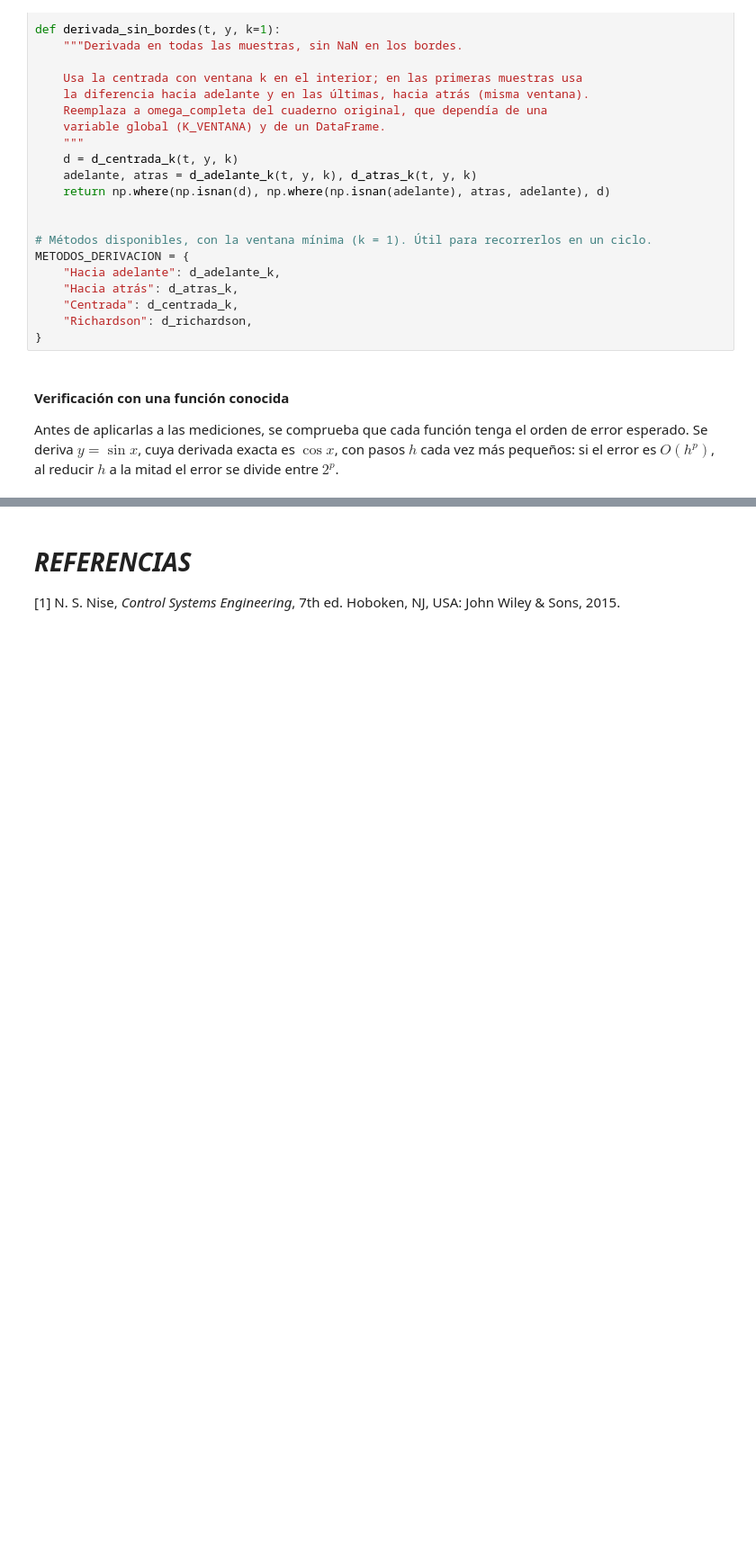
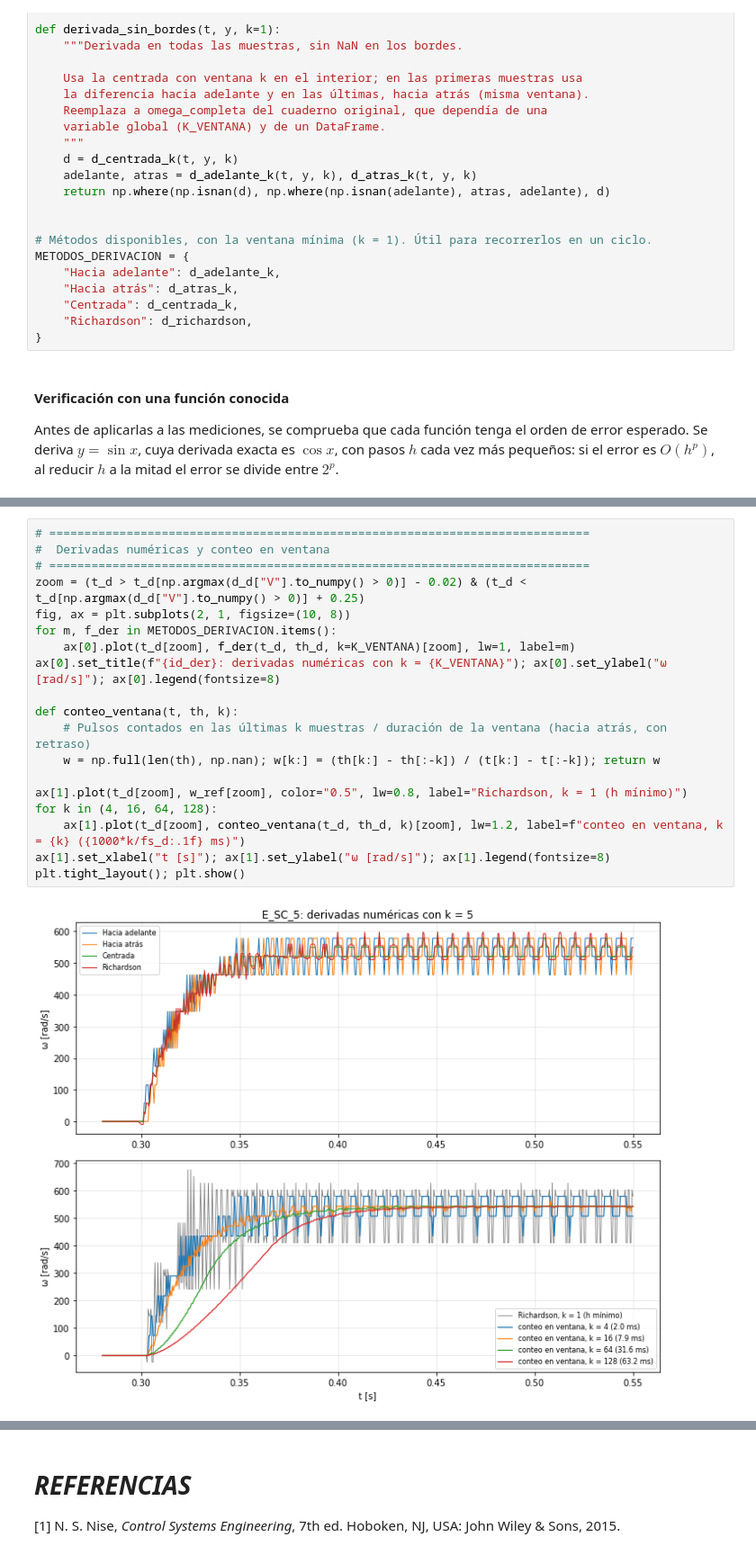
Before and after one commit to mariobet23440/Proyecto-3---M-todos-Num-ricos-1, a Jupyter notebook: Proyecto3MetodosNumericos.ipynb, the cells around one changed output, grey strips where cells are left out. Shown at 90% size. Saved outputs shown, nothing was run; the diff lists cells and outputs as text; blank space fills up the shorter version.

```diff
--- a/Proyecto3MetodosNumericos.ipynb
+++ b/Proyecto3MetodosNumericos.ipynb
@@ -600,0 +1131,21 @@ Por sí solo, un encoder de cuadratura permite
+# %%
+# =============================================================================
+#  Derivadas numéricas y conteo en ventana
+# =============================================================================
+zoom = (t_d > t_d[np.argmax(d_d["V"].to_numpy() > 0)] - 0.02) & (t_d < t_d[np.argmax(d_d["V"].to_numpy() > 0)] + 0.25)
+fig, ax = plt.subplots(2, 1, figsize=(10, 8))
+for m, f_der in METODOS_DERIVACION.items():
+    ax[0].plot(t_d[zoom], f_der(t_d, th_d, k=K_VENTANA)[zoom], lw=1, label=m)
+ax[0].set_title(f"{id_der}: derivadas numéricas con k = {K_VENTANA}"); ax[0].set_ylabel("ω [rad/s]"); ax[0].legend(fontsize=8)
+
+def conteo_ventana(t, th, k):
+    # Pulsos contados en las últimas k muestras / duración de la ventana (hacia atrás, con retraso)
+    w = np.full(len(th), np.nan); w[k:] = (th[k:] - th[:-k]) / (t[k:] - t[:-k]); return w
+
+ax[1].plot(t_d[zoom], w_ref[zoom], color="0.5", lw=0.8, label="Richardson, k = 1 (h mínimo)")
+for k in (4, 16, 64, 128):
+    ax[1].plot(t_d[zoom], conteo_ventana(t_d, th_d, k)[zoom], lw=1.2, label=f"conteo en ventana, k = {k} ({1000*k/fs_d:.1f} ms)")
+ax[1].set_xlabel("t [s]"); ax[1].set_ylabel("ω [rad/s]"); ax[1].legend(fontsize=8)
+plt.tight_layout(); plt.show()
+# %% [output]
+[figure, added]
```
Also changed, not shown: parts of 72 cells of this notebook, 48 other files.
